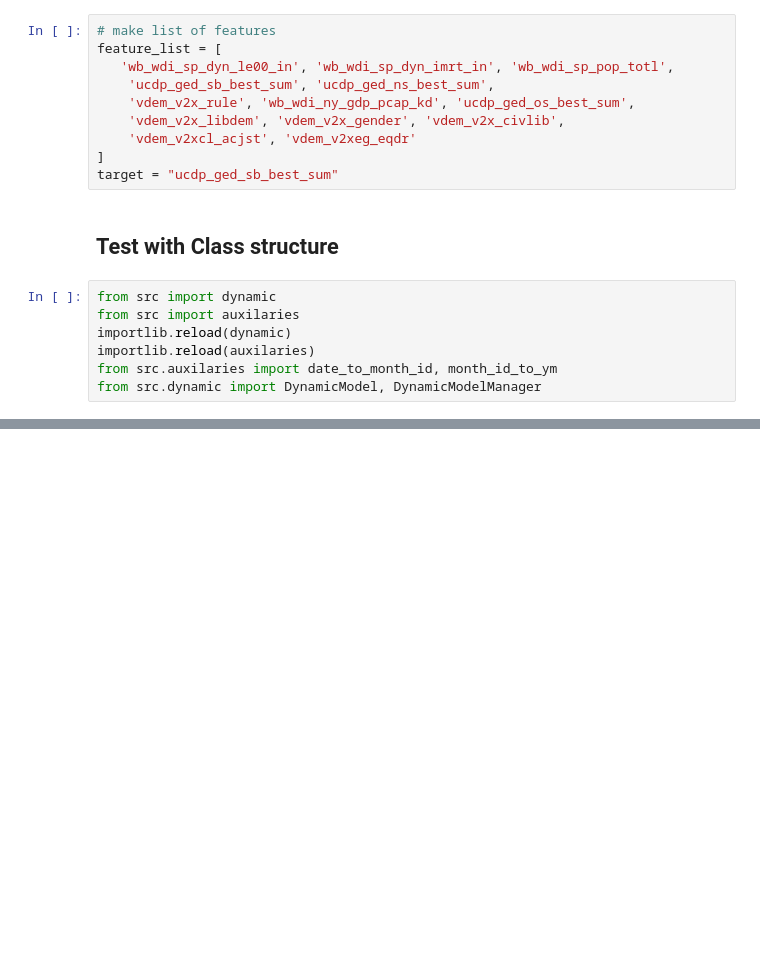
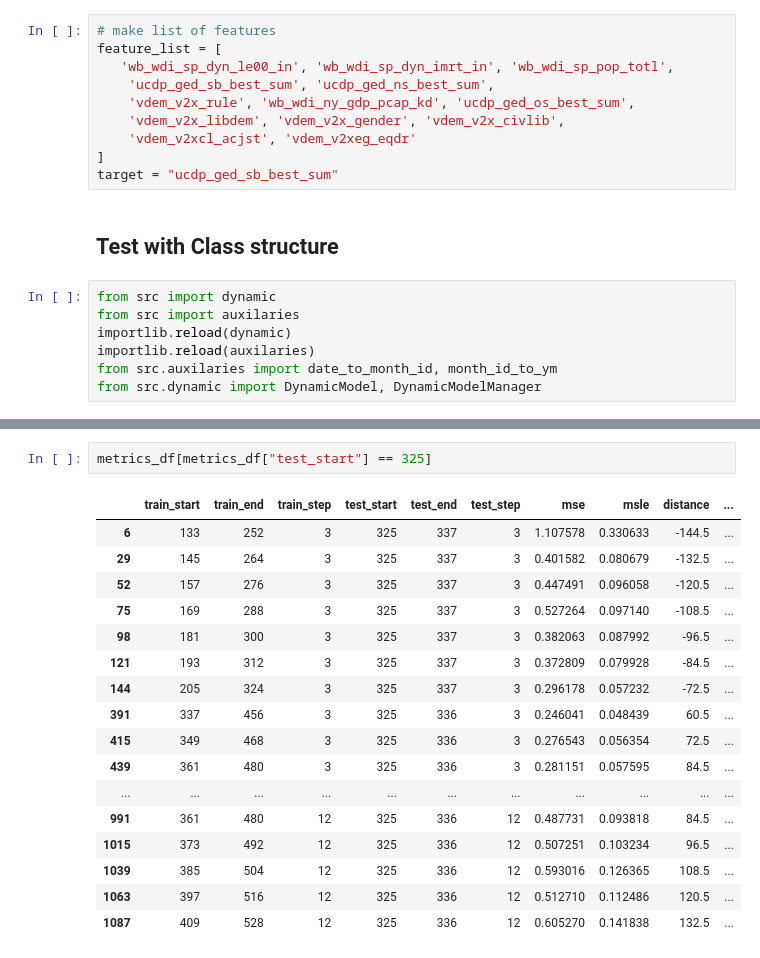
Before and after one commit to lboekestein/masterthesis, a Jupyter notebook: notebooks/sandbox.ipynb, the cells around one changed output, grey strips where cells are left out. Saved outputs shown, nothing was run; the diff lists cells and outputs as text; blank space fills up the shorter version.

```diff
--- a/notebooks/sandbox.ipynb
+++ b/notebooks/sandbox.ipynb
@@ -110,0 +289,20 @@ views_data.head()
+# %%
+metrics_df[metrics_df["test_start"] == 325]
+# %% [output]
+|  | train_start | train_end | train_step | test_start | test_end | test_step | mse | msle | distance | ... |
+| 6 | 133 | 252 | 3 | 325 | 337 | 3 | 1.107578 | 0.330633 | -144.5 | ... |
+| 29 | 145 | 264 | 3 | 325 | 337 | 3 | 0.401582 | 0.080679 | -132.5 | ... |
+| 52 | 157 | 276 | 3 | 325 | 337 | 3 | 0.447491 | 0.096058 | -120.5 | ... |
+| 75 | 169 | 288 | 3 | 325 | 337 | 3 | 0.527264 | 0.097140 | -108.5 | ... |
+| 98 | 181 | 300 | 3 | 325 | 337 | 3 | 0.382063 | 0.087992 | -96.5 | ... |
+| 121 | 193 | 312 | 3 | 325 | 337 | 3 | 0.372809 | 0.079928 | -84.5 | ... |
+| 144 | 205 | 324 | 3 | 325 | 337 | 3 | 0.296178 | 0.057232 | -72.5 | ... |
+| 391 | 337 | 456 | 3 | 325 | 336 | 3 | 0.246041 | 0.048439 | 60.5 | ... |
+| 415 | 349 | 468 | 3 | 325 | 336 | 3 | 0.276543 | 0.056354 | 72.5 | ... |
+| 439 | 361 | 480 | 3 | 325 | 336 | 3 | 0.281151 | 0.057595 | 84.5 | ... |
+| ... | ... | ... | ... | ... | ... | ... | ... | ... | ... | ... |
+| 991 | 361 | 480 | 12 | 325 | 336 | 12 | 0.487731 | 0.093818 | 84.5 | ... |
+| 1015 | 373 | 492 | 12 | 325 | 336 | 12 | 0.507251 | 0.103234 | 96.5 | ... |
+| 1039 | 385 | 504 | 12 | 325 | 336 | 12 | 0.593016 | 0.126365 | 108.5 | ... |
+| 1063 | 397 | 516 | 12 | 325 | 336 | 12 | 0.512710 | 0.112486 | 120.5 | ... |
+| 1087 | 409 | 528 | 12 | 325 | 336 | 12 | 0.605270 | 0.141838 | 132.5 | ... |
```
Also changed, not shown: parts of 36 cells of this notebook, 2 other files.
